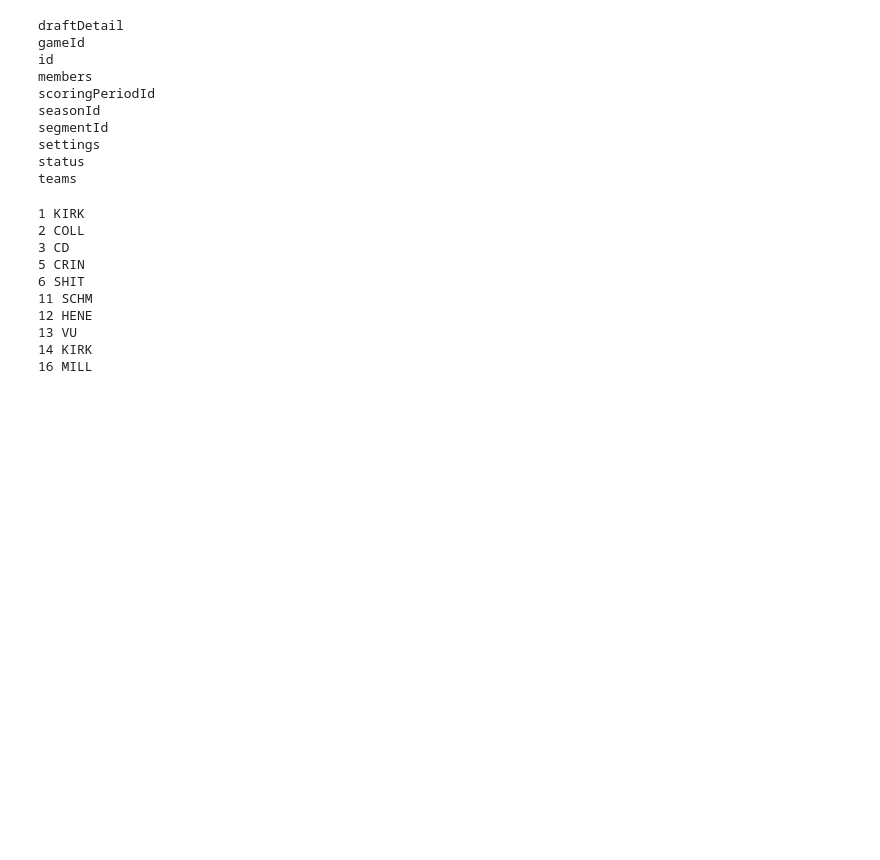
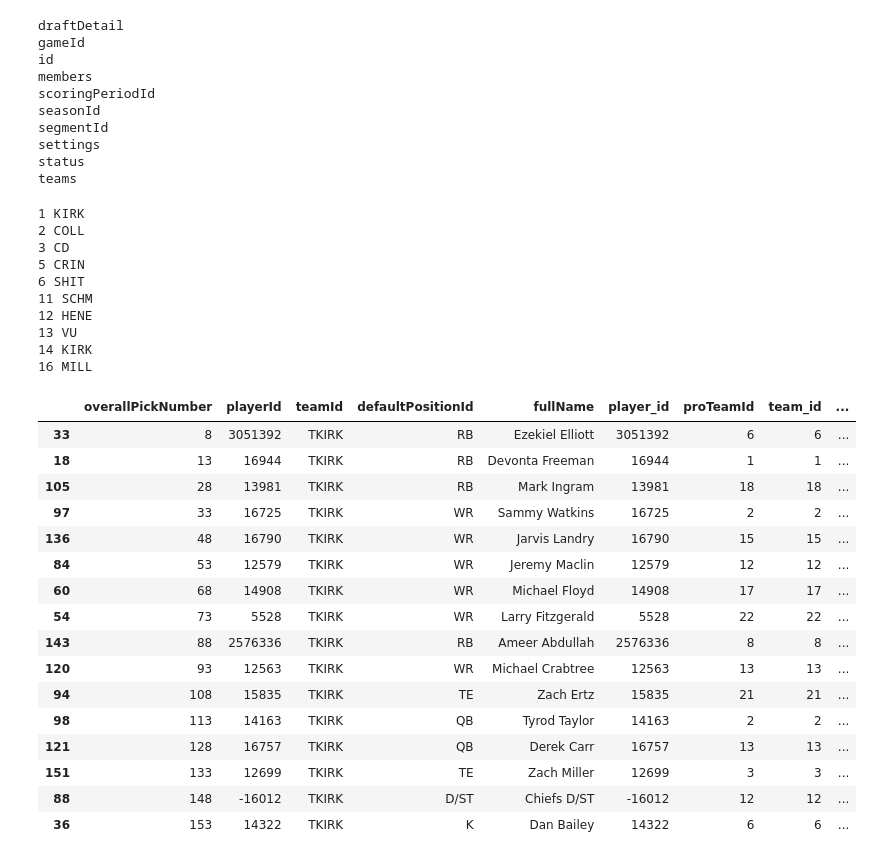
Before and after one commit to tkirk70/api_2016, a Jupyter notebook: espn_api.ipynb, the cells around one changed output. Drawn from its saved outputs; the diff is of its cells as text; code cells hidden in the pictures; blank space fills up the shorter version.

Commit message:
Adding merged tables of draft order with newbees team ids.

```diff
--- a/espn_api.ipynb
+++ b/espn_api.ipynb
@@ -291,3 +291,25 @@ for item in espn_draft_detail['teams']:
 16 MILL
 # %%
 print(espn_draft_detail['scoringPeriodId'])
+# %%
+tkirk = league_draft[league_draft['teamId'] == 'TKIRK']
+
+tkirk.sort_values(by=['overallPickNumber'])
+# %% [output]
+|  | overallPickNumber | playerId | teamId | defaultPositionId | fullName | player_id | proTeamId | team_id | ... |
+| 33 | 8 | 3051392 | TKIRK | RB | Ezekiel Elliott | 3051392 | 6 | 6 | ... |
+| 18 | 13 | 16944 | TKIRK | RB | Devonta Freeman | 16944 | 1 | 1 | ... |
+| 105 | 28 | 13981 | TKIRK | RB | Mark Ingram | 13981 | 18 | 18 | ... |
+| 97 | 33 | 16725 | TKIRK | WR | Sammy Watkins | 16725 | 2 | 2 | ... |
+| 136 | 48 | 16790 | TKIRK | WR | Jarvis Landry | 16790 | 15 | 15 | ... |
+| 84 | 53 | 12579 | TKIRK | WR | Jeremy Maclin | 12579 | 12 | 12 | ... |
+| 60 | 68 | 14908 | TKIRK | WR | Michael Floyd | 14908 | 17 | 17 | ... |
+| 54 | 73 | 5528 | TKIRK | WR | Larry Fitzgerald | 5528 | 22 | 22 | ... |
+| 143 | 88 | 2576336 | TKIRK | RB | Ameer Abdullah | 2576336 | 8 | 8 | ... |
+| 120 | 93 | 12563 | TKIRK | WR | Michael Crabtree | 12563 | 13 | 13 | ... |
+| 94 | 108 | 15835 | TKIRK | TE | Zach Ertz | 15835 | 21 | 21 | ... |
+| 98 | 113 | 14163 | TKIRK | QB | Tyrod Taylor | 14163 | 2 | 2 | ... |
+| 121 | 128 | 16757 | TKIRK | QB | Derek Carr | 16757 | 13 | 13 | ... |
+| 151 | 133 | 12699 | TKIRK | TE | Zach Miller | 12699 | 3 | 3 | ... |
+| 88 | 148 | -16012 | TKIRK | D/ST | Chiefs D/ST | -16012 | 12 | 12 | ... |
+| 36 | 153 | 14322 | TKIRK | K | Dan Bailey | 14322 | 6 | 6 | ... |
```
Also changed, not shown: parts of 2 cells of this notebook.
